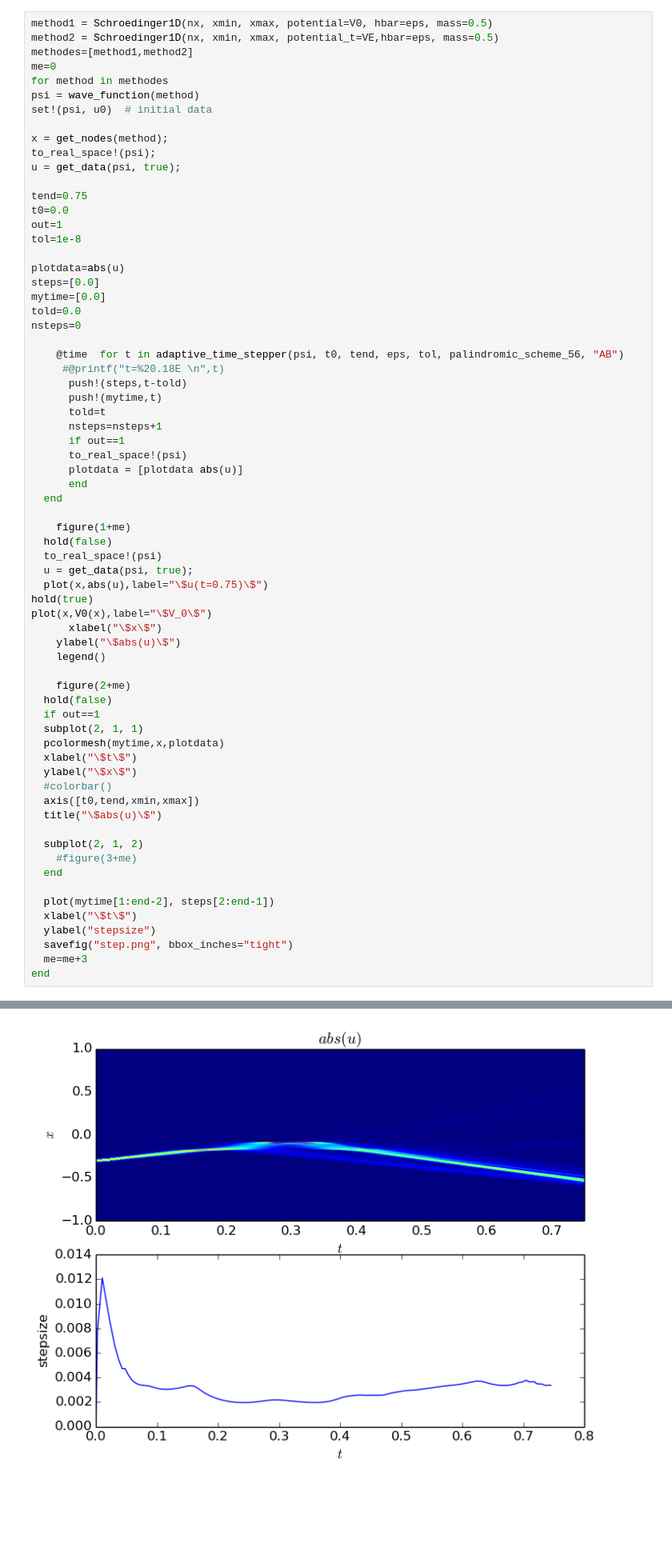
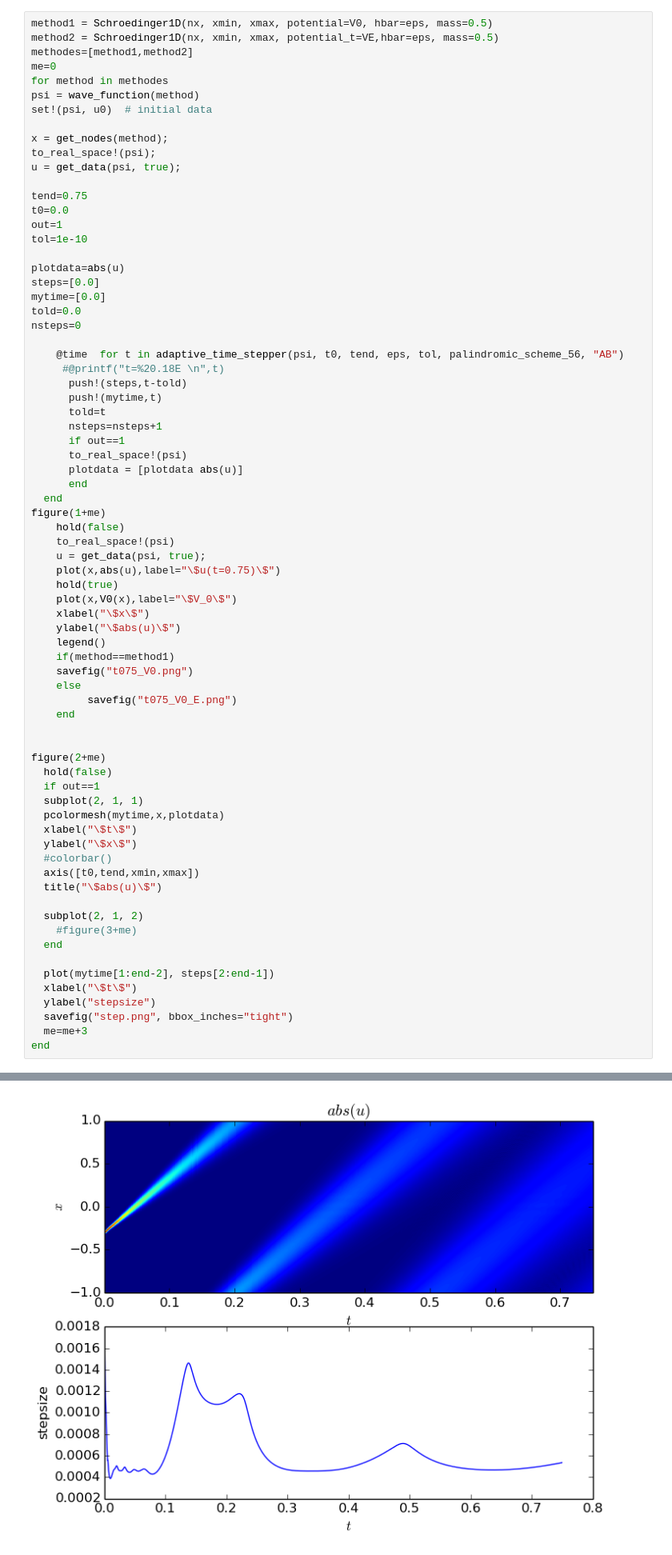
Before and after one commit to HaraldHofstaetter/TSSM.jl, a Jupyter notebook: examples/SemiclassicalSchroedingerDemo.ipynb, the cells around one changed output, grey strips where cells are left out. Shown at 80% size. Saved outputs shown, nothing was run; the diff lists cells and outputs as text; blank space fills up the shorter version.

```diff
--- a/examples/SemiclassicalSchroedingerDemo.ipynb
+++ b/examples/SemiclassicalSchroedingerDemo.ipynb
@@ -102,7 +61,7 @@ u = get_data(psi, true);
 tend=0.75
 t0=0.0
 out=1
-tol=1e-8
+tol=1e-10
 
 plotdata=abs(u)
 steps=[0.0]
@@ -121,19 +80,24 @@ nsteps=0
       plotdata = [plotdata abs(u)]
       end
   end
-
-    figure(1+me)
-  hold(false)
-  to_real_space!(psi)
-  u = get_data(psi, true);
-  plot(x,abs(u),label="\$u(t=0.75)\$")
-hold(true)
-plot(x,V0(x),label="\$V_0\$")
-      xlabel("\$x\$")
+figure(1+me)
+    hold(false)
+    to_real_space!(psi)
+    u = get_data(psi, true);
+    plot(x,abs(u),label="\$u(t=0.75)\$")
+    hold(true)
+    plot(x,V0(x),label="\$V_0\$")
+    xlabel("\$x\$")
     ylabel("\$abs(u)\$")
     legend()
+    if(method==method1)
+    savefig("t075_V0.png")
+    else
+         savefig("t075_V0_E.png")
+    end
 
-    figure(2+me)
+
+figure(2+me)
   hold(false)
   if out==1
   subplot(2, 1, 1)
@@ -162 +127 @@ end
-[figure, old version]
+[figure, new version]
```
Also changed, not shown: parts of 8 cells of this notebook, 7 other files.
